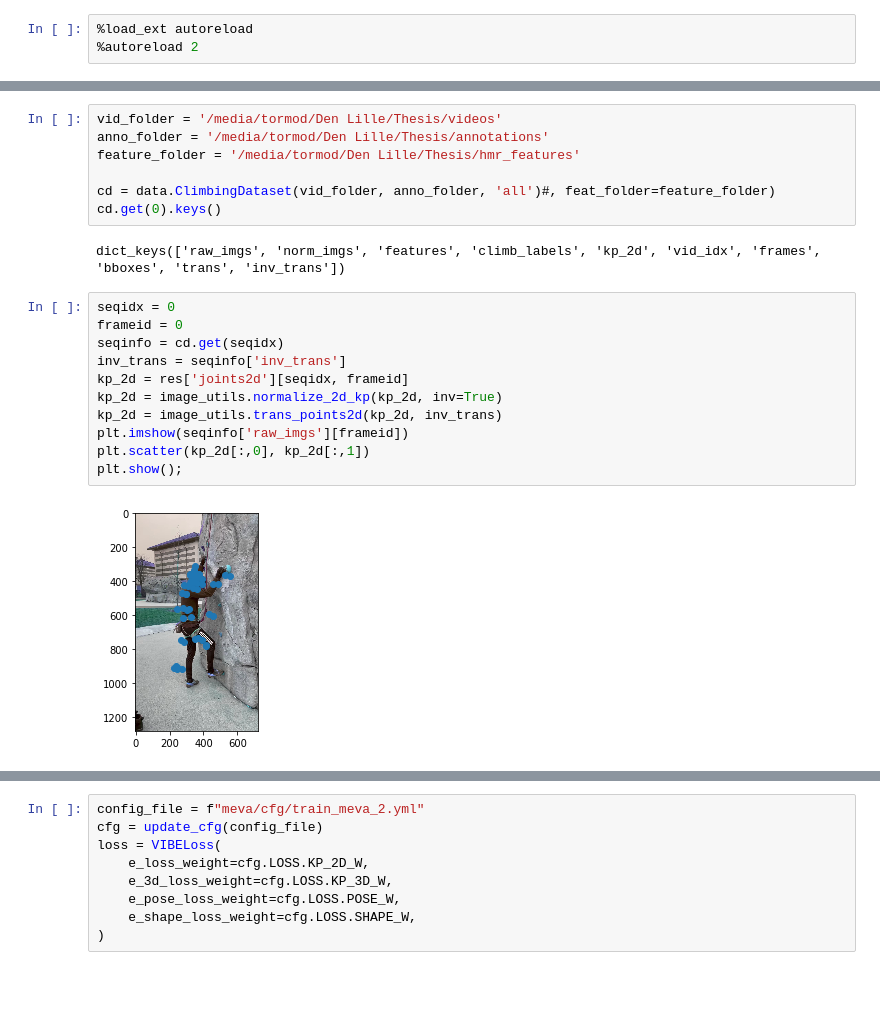
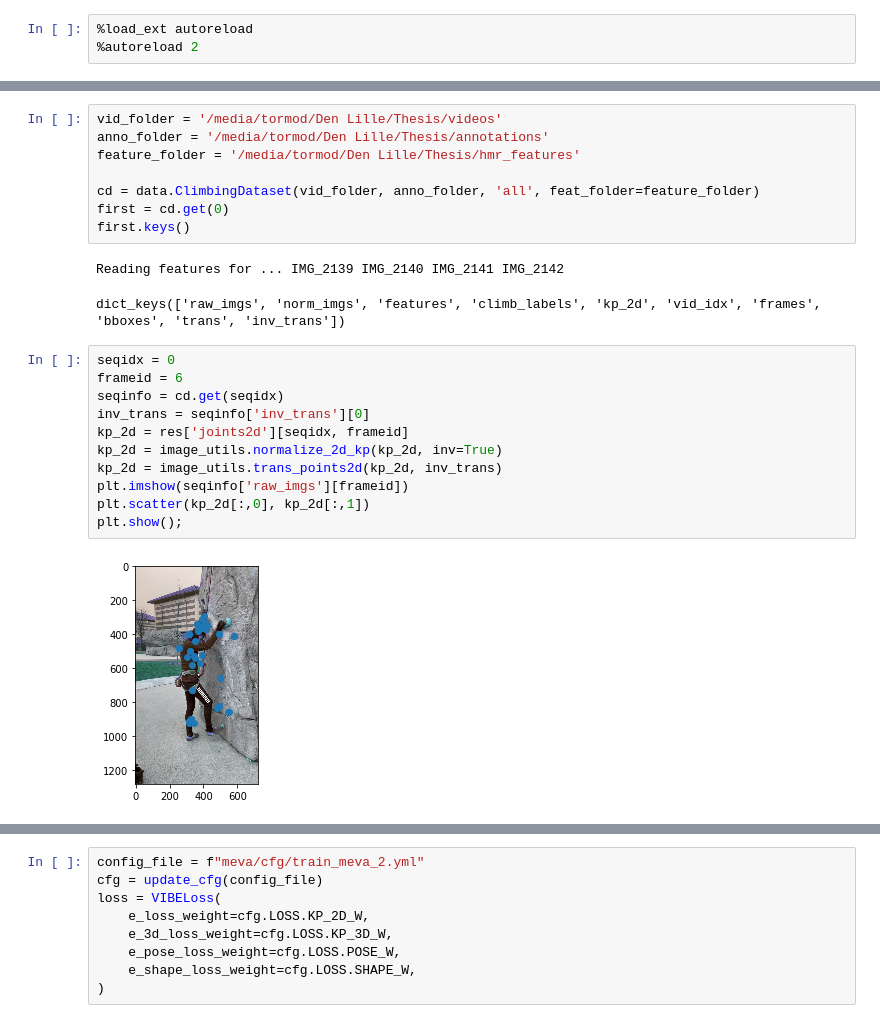
Before and after one commit to 2food/APEC, a Jupyter notebook: eval.ipynb, the cells around one changed output, grey strips where cells are left out. Cells and saved outputs as stored; diff of their text form; blank space fills up the shorter version.

```diff
--- a/eval.ipynb
+++ b/eval.ipynb
@@ -27,20 +53,22 @@ vid_folder = '/media/tormod/Den Lille/Thesis/videos'
 anno_folder = '/media/tormod/Den Lille/Thesis/annotations'
 feature_folder = '/media/tormod/Den Lille/Thesis/hmr_features'
 
-cd = data.ClimbingDataset(vid_folder, anno_folder, 'all')#, feat_folder=feature_folder)
-cd.get(0).keys()
+cd = data.ClimbingDataset(vid_folder, anno_folder, 'all', feat_folder=feature_folder)
+first = cd.get(0)
+first.keys()
 # %% [output]
-dict_keys(['raw_imgs', 'norm_imgs', 'features', 'climb_labels', 'kp_2d', 'vid_idx', 'frames', 'bboxes', 'trans', 'inv_trans'])
+Reading features for ... IMG_2139 IMG_2140 IMG_2141 IMG_2142
+dict_keys(['raw_imgs', 'norm_imgs', 'features', 'climb_labels', 'kp_2d', 'vid_idx', 'frames', 'bboxes', 'trans', 'inv_trans'])
 # %%
 seqidx = 0
-frameid = 0
+frameid = 6
 seqinfo = cd.get(seqidx)
-inv_trans = seqinfo['inv_trans']
+inv_trans = seqinfo['inv_trans'][0]
 kp_2d = res['joints2d'][seqidx, frameid]
 kp_2d = image_utils.normalize_2d_kp(kp_2d, inv=True)
 kp_2d = image_utils.trans_points2d(kp_2d, inv_trans)
 plt.imshow(seqinfo['raw_imgs'][frameid])
 plt.scatter(kp_2d[:,0], kp_2d[:,1])
 plt.show();
 # %% [output]
-[figure, old version]
+[figure, new version]
```
Also changed, not shown: parts of 8 cells of this notebook, 9 other files.
